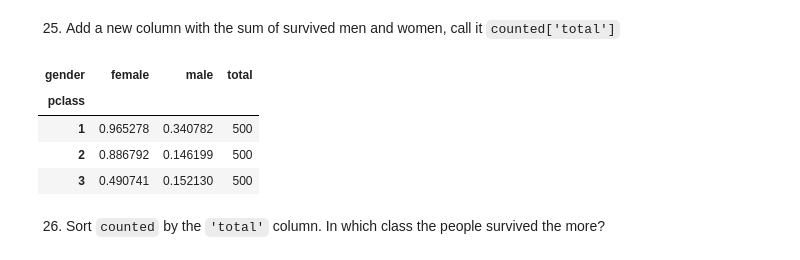
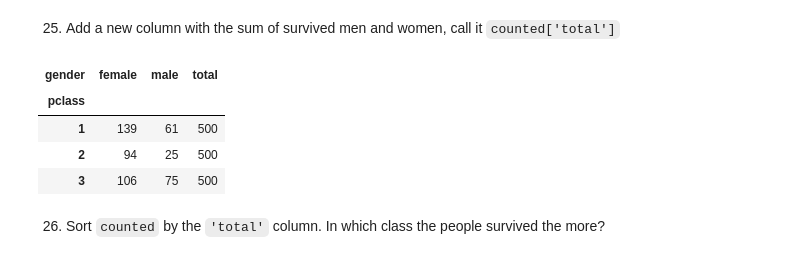
Before and after one commit to RMolleda/Analytics, a Jupyter notebook: Exercises/week5/day3/exercises/TitanicRM.ipynb, the cells around one changed output. Cells and saved outputs as stored; diff of their text form; code cells hidden in the pictures.

```diff
--- a/Exercises/week5/day3/exercises/TitanicRM.ipynb
+++ b/Exercises/week5/day3/exercises/TitanicRM.ipynb
@@ -495,7 +500,7 @@ Name: median, dtype: float64
 
 Don't panic and read the documentation!
 # %%
-counted = titanic.pivot_table("survived", index='pclass', columns=titanic["gender"])
+counted = array_fe.pivot_table("survived", index='pclass', columns=array_fe["gender"], aggfunc=np.sum)
 counted
 #No he conseguido nada mejor.
 # %% [output]
@@ -509,14 +514,14 @@ counted
 # %% [markdown]
 25. Add a new column with the sum of survived men and women, call it `counted['total']`
 # %%
-counted["total"] = titanic["survived"].sum()
+counted["total"] = filename["survived"].sum()
 counted
 # %% [output]
 | gender | female | male | total |
 | pclass |  |  |  |
-| 1 | 0.965278 | 0.340782 | 500 |
-| 2 | 0.886792 | 0.146199 | 500 |
-| 3 | 0.490741 | 0.152130 | 500 |
+| 1 | 139 | 61 | 500 |
+| 2 | 94 | 25 | 500 |
+| 3 | 106 | 75 | 500 |
 # %%
 #your code
 # %% [markdown]
```
Also changed, not shown: parts of 13 cells of this notebook, 2 other files.
